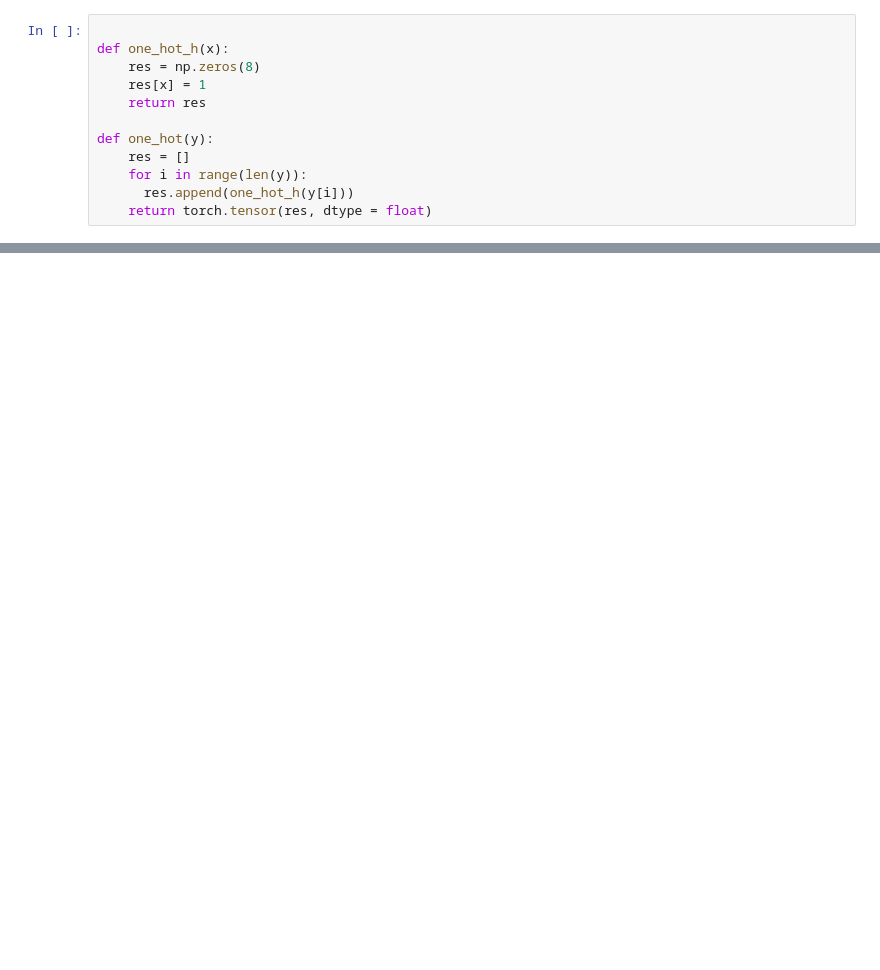
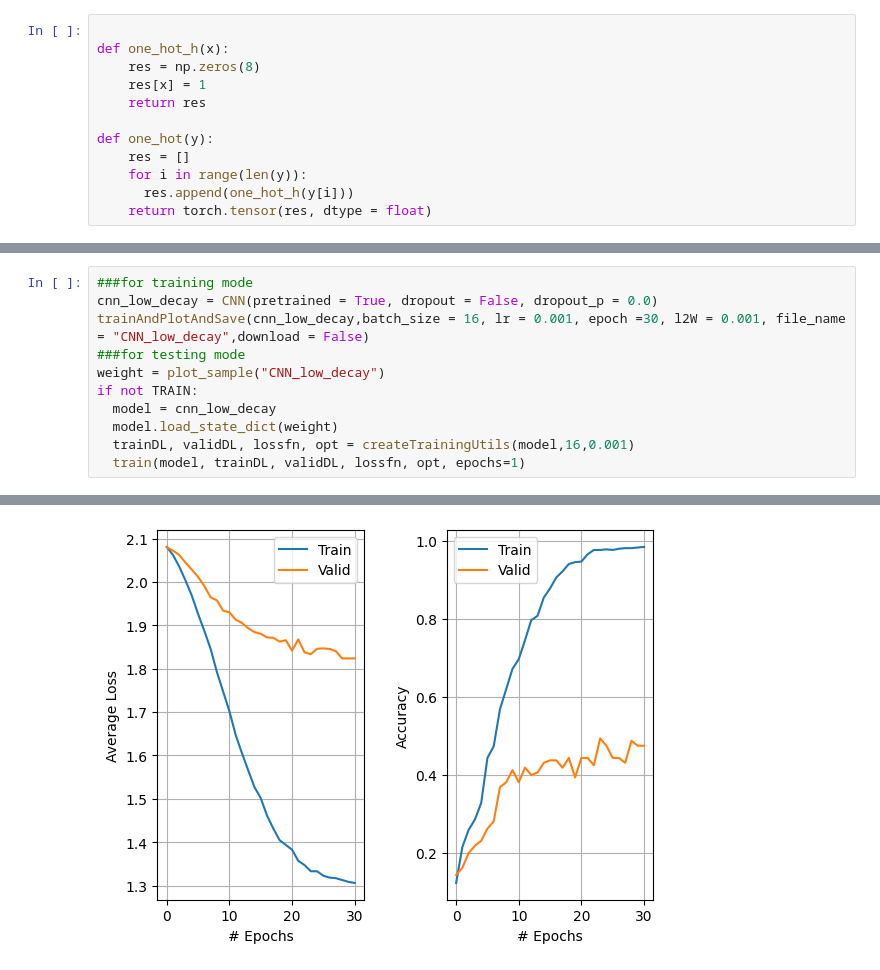
Before and after one commit to SOMEion/315-course-project, a Jupyter notebook: project.ipynb, the cells around one changed output, grey strips where cells are left out. Saved outputs shown, nothing was run; the diff lists cells and outputs as text; blank space fills up the shorter version.

```diff
--- a/project.ipynb
+++ b/project.ipynb
@@ -347,0 +456,12 @@ trainAndPlot()
+# %%
+###for training mode
+cnn_low_decay = CNN(pretrained = True, dropout = False, dropout_p = 0.0)
+trainAndPlotAndSave(cnn_low_decay,batch_size = 16, lr = 0.001, epoch =30, l2W = 0.001, file_name = "CNN_low_decay",download = False)
+###for testing mode
+weight = plot_sample("CNN_low_decay")
+if not TRAIN:
+  model = cnn_low_decay
+  model.load_state_dict(weight)
+  trainDL, validDL, lossfn, opt = createTrainingUtils(model,16,0.001)
+  train(model, trainDL, validDL, lossfn, opt, epochs=1)
+# %% [output]
@@ -347,0 +470 @@ trainAndPlot()
+[figure, added]
```
Also changed, not shown: parts of 50 cells of this notebook.
